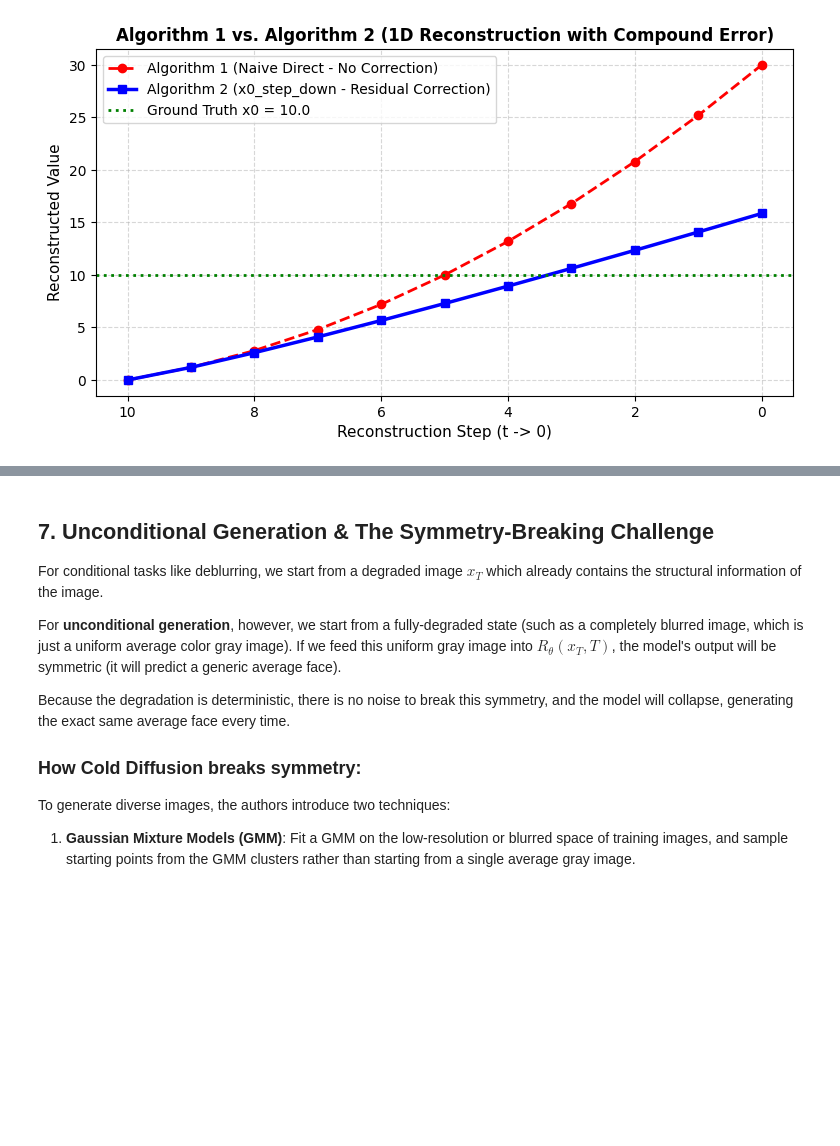
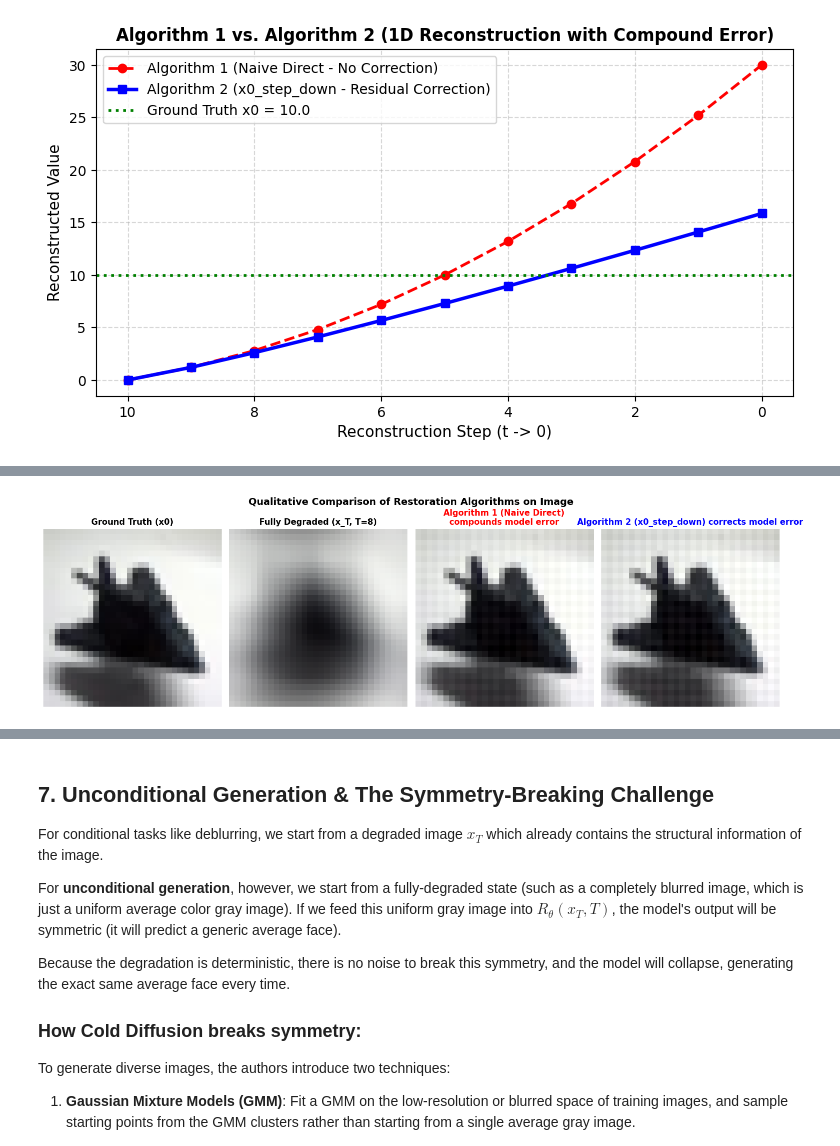
Before and after one commit to ntsrigaud/Cold-Diffusion-Models, a Jupyter notebook: notebooks/01_understanding_cold_diffusion.ipynb, the cells around one changed output, grey strips where cells are left out. Saved outputs shown, nothing was run; the diff lists cells and outputs as text; code cells hidden in the pictures; blank space fills up the shorter version.

Commit message:
chore: add qualitative reconstruction comparison on images

```diff
--- a/notebooks/01_understanding_cold_diffusion.ipynb
+++ b/notebooks/01_understanding_cold_diffusion.ipynb
@@ -453,0 +467,73 @@ plt.show()
+# %%
+def apply_single_blur(x, std):
+    if std == 0:
+        return x
+    channels = x.shape[0]
+    kernel = tgm.image.get_gaussian_kernel2d((11, 11), (std, std))
+    k = kernel.unsqueeze(0).unsqueeze(0).repeat(channels, 1, 1, 1).to(DEVICE)
+    padded = F.pad(x.unsqueeze(0), [5, 5, 5, 5], mode='circular')
+    return F.conv2d(padded, k, groups=channels).squeeze(0)
+
+# Simulate D(x, t) - applying blur corresponding to step t
+def D_img(x, t, kernel_std=1.0):
+    if t == 0:
+        return x
+    return apply_single_blur(x, kernel_std * t)
+
+# Imperfect Neural Network R_theta predicting x_0 with a grid pattern error
+def R_theta_img(x_t, t, x_0):
+    T = 8
+    alpha = t / T
+    # Create a grid-pattern error
+    error = torch.zeros_like(x_0)
+    error[:, ::2, ::2] = 0.35
+    error[:, 1::2, 1::2] = -0.35
+    return (x_0 + error * alpha).clamp(-1.0, 1.0)
+
+# --- Algorithm 1 Image Reconstruction ---
+def alg1_reconstruct_img(x_0, T=8, kernel_std=1.0):
+    x = D_img(x_0, T, kernel_std)
+    for t in range(T, 0, -1):
+        x0_hat = R_theta_img(x, t, x_0)
+        x = D_img(x0_hat, t - 1, kernel_std)
+    return x
+
+# --- Algorithm 2 Image Reconstruction ---
+def alg2_reconstruct_img(x_0, T=8, kernel_std=1.0):
+    x = D_img(x_0, T, kernel_std)
+    for t in range(T, 0, -1):
+        x0_hat = R_theta_img(x, t, x_0)
+        x = x - D_img(x0_hat, t, kernel_std) + D_img(x0_hat, t - 1, kernel_std)
+    return x
+
+# Run reconstruction
+T_steps = 8
+k_std = 1.0
+img_alg1 = alg1_reconstruct_img(sample_img, T_steps, k_std)
+img_alg2 = alg2_reconstruct_img(sample_img, T_steps, k_std)
+degraded_start = D_img(sample_img, T_steps, k_std)
+
+# Visual comparison
+fig, axes = plt.subplots(1, 4, figsize=(14, 4))
+axes[0].imshow(to_display(sample_img))
+axes[0].set_title("Ground Truth (x0)", fontsize=11, fontweight='bold')
+axes[0].axis('off')
+
+axes[1].imshow(to_display(degraded_start))
+axes[1].set_title(f"Fully Degraded (x_T, T={T_steps})", fontsize=11, fontweight='bold')
+axes[1].axis('off')
+
+axes[2].imshow(to_display(img_alg1))
+axes[2].set_title("Algorithm 1 (Naive Direct)\ncompounds model error", fontsize=11, fontweight='bold', color='red')
+axes[2].axis('off')
+
+axes[3].imshow(to_display(img_alg2))
+axes[3].set_title("Algorithm 2 (x0_step_down) corrects model error", fontsize=11, fontweight='bold', color='blue')
+axes[3].axis('off')
+
+plt.suptitle("Qualitative Comparison of Restoration Algorithms on Image", fontsize=13, fontweight='bold', y=1.02)
+plt.tight_layout()
+plt.savefig(str(RESULTS_DIR / 'qualitative_restoration_comparison.png'), dpi=120, bbox_inches='tight')
+plt.show()
+# %% [output]
+[figure, added]
```
Also changed, not shown: parts of 8 cells of this notebook.
